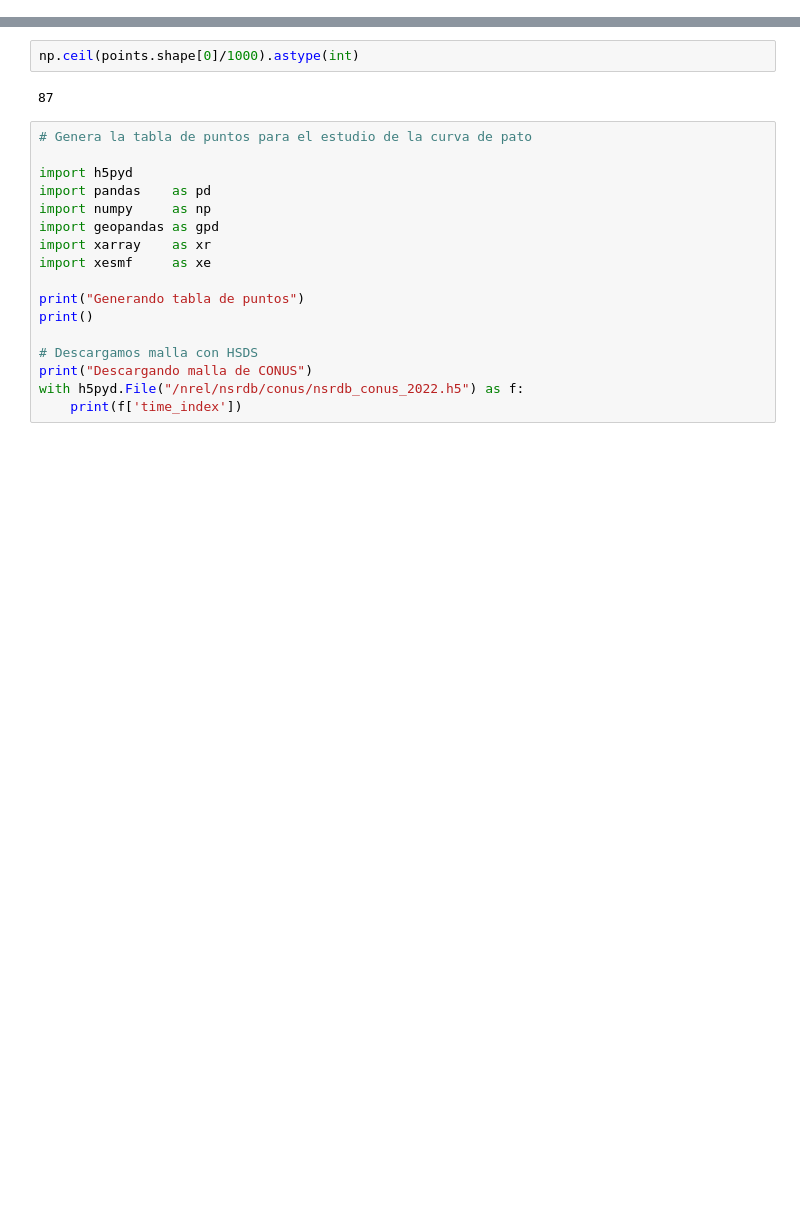
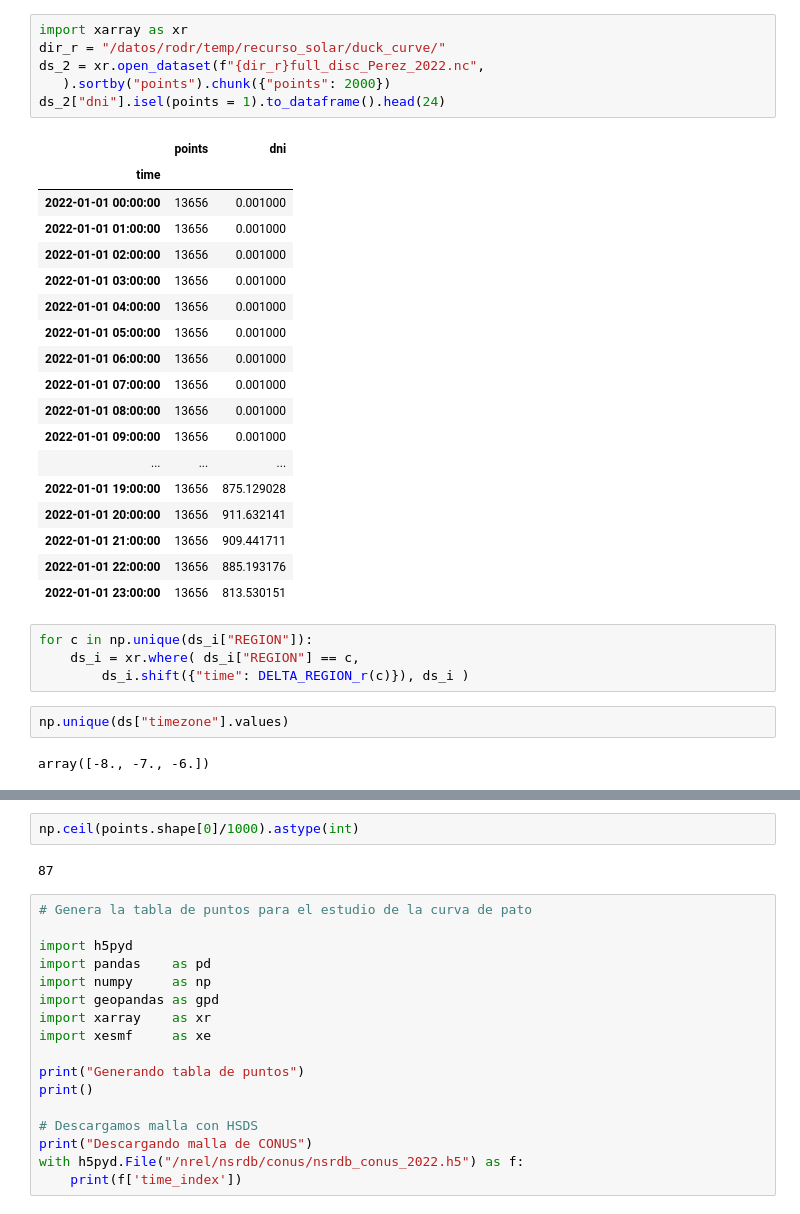
Before and after one commit to rodrigoms95/recurso_solar, a Jupyter notebook: code_2/crop_h5.ipynb, the cells around one changed output, grey strips where cells are left out. Cells and saved outputs as stored; diff of their text form; blank space fills up the shorter version.

```diff
--- a/code_2/crop_h5.ipynb
+++ b/code_2/crop_h5.ipynb
@@ -0,0 +238,33 @@
+# %%
+import xarray as xr
+dir_r = "/datos/rodr/temp/recurso_solar/duck_curve/"
+ds_2 = xr.open_dataset(f"{dir_r}full_disc_Perez_2022.nc",
+   ).sortby("points").chunk({"points": 2000})
+ds_2["dni"].isel(points = 1).to_dataframe().head(24)
+# %% [output]
+|  | points | dni |
+| time |  |  |
+| 2022-01-01 00:00:00 | 13656 | 0.001000 |
+| 2022-01-01 01:00:00 | 13656 | 0.001000 |
+| 2022-01-01 02:00:00 | 13656 | 0.001000 |
+| 2022-01-01 03:00:00 | 13656 | 0.001000 |
+| 2022-01-01 04:00:00 | 13656 | 0.001000 |
+| 2022-01-01 05:00:00 | 13656 | 0.001000 |
+| 2022-01-01 06:00:00 | 13656 | 0.001000 |
+| 2022-01-01 07:00:00 | 13656 | 0.001000 |
+| 2022-01-01 08:00:00 | 13656 | 0.001000 |
+| 2022-01-01 09:00:00 | 13656 | 0.001000 |
+| ... | ... | ... |
+| 2022-01-01 19:00:00 | 13656 | 875.129028 |
+| 2022-01-01 20:00:00 | 13656 | 911.632141 |
+| 2022-01-01 21:00:00 | 13656 | 909.441711 |
+| 2022-01-01 22:00:00 | 13656 | 885.193176 |
+| 2022-01-01 23:00:00 | 13656 | 813.530151 |
+# %%
+for c in np.unique(ds_i["REGION"]):
+    ds_i = xr.where( ds_i["REGION"] == c,
+        ds_i.shift({"time": DELTA_REGION_r(c)}), ds_i )
+# %%
+np.unique(ds["timezone"].values)
+# %% [output]
+array([-8., -7., -6.])
```
Also changed, not shown: parts of 22 cells of this notebook, 7 other files.
